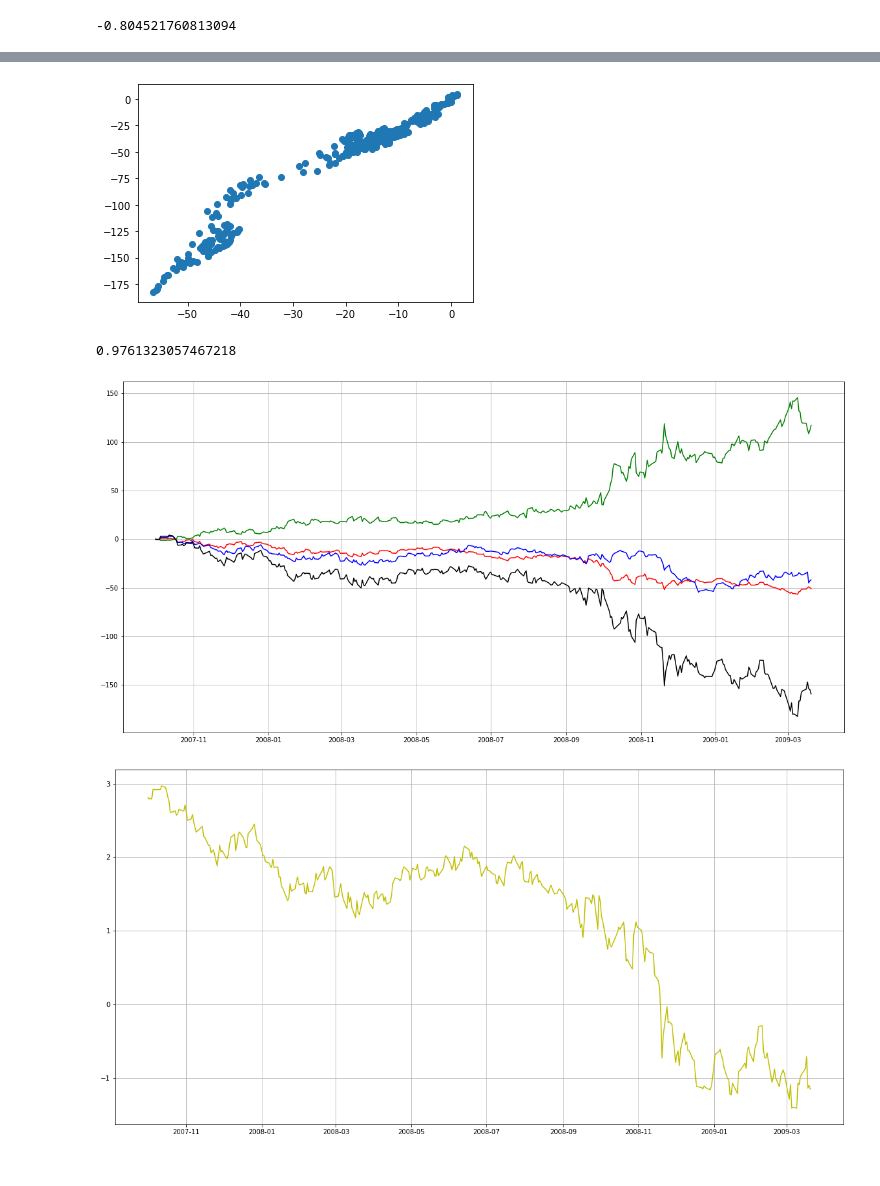
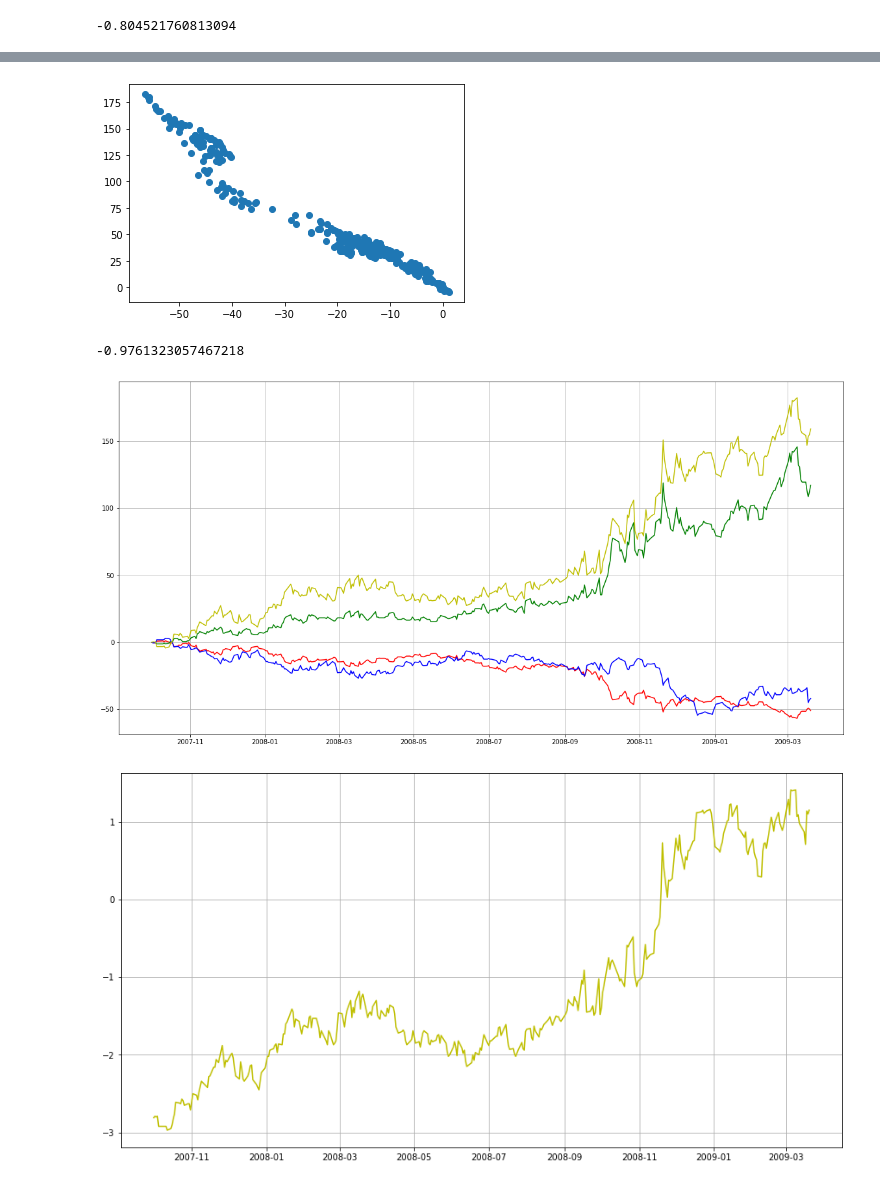
Before and after one commit to benji0815/Economic-Downturn-Data-Analysis, a Jupyter notebook: dev/gary/S&P5001M_DivYield_Treas10Yr.ipynb, the cells around one changed output, grey strips where cells are left out. Cells and saved outputs as stored; diff of their text form; code cells hidden in the pictures.

```diff
--- a/dev/gary/S&P5001M_DivYield_Treas10Yr.ipynb
+++ b/dev/gary/S&P5001M_DivYield_Treas10Yr.ipynb
@@ -199,7 +199,7 @@ analyze_dates_df.head(5)
 sp500_tot_ret = []
 sp500_divyld_tot_ret = []
 treas_yld_tot_ret = []
-treas_less_divyld_tot_ret = []
+divyld_less_treas_tot_ret = []
 
 start_price = analyze_dates_df["S&P 500 Close Price"].iloc[0]
 start_div_yield = analyze_dates_df["S&P 500 Dividend Yield"].iloc[0]
@@ -219,8 +219,8 @@ for index, row in analyze_dates_df.iterrows():
     tot_ret_treas_yield = (treas_yield_row - start_treas_yield) / start_treas_yield * 100
     treas_yld_tot_ret.append(round(tot_ret_treas_yield, 2))
 
-    treas_less_divyld = tot_ret_treas_yield - tot_ret_div_yld
-    treas_less_divyld_tot_ret.append(round(treas_less_divyld, 2))
+    divyld_less_treas = tot_ret_div_yld - tot_ret_treas_yield
+    divyld_less_treas_tot_ret.append(round(divyld_less_treas, 2))
 
 #print((sp500_tot_ret))
 #print((sp500_divyld_tot_ret))
@@ -239,15 +239,15 @@ analyze_metrics_df = pd.DataFrame({
     "S&P 500 Close Price": analyze_dates_df["S&P 500 Close Price"],
     "S&P 500 Dividend Yield": analyze_dates_df["S&P 500 Dividend Yield"],
     "US Treasury Yield": analyze_dates_df["US Treasury Yield"],
-    "Treas Yld - Div Yld": analyze_dates_df["US Treasury Yield"] - analyze_dates_df["S&P 500 Dividend Yield"],
+    "Div Yld - Treas Yld": analyze_dates_df["S&P 500 Dividend Yield"] - analyze_dates_df["US Treasury Yield"],
     "S&P 500 Total Return": sp500_tot_ret,
     "S&P 500 DivYld Total Return": sp500_divyld_tot_ret,
     "Treasury Yld Total Return": treas_yld_tot_ret,
-    "Treas Yld Tot Ret - Div Yld Tot Ret": treas_less_divyld_tot_ret,
+    "Div Yld Tot Ret - Treas Yld Tot Ret": divyld_less_treas_tot_ret,
     "S&P 500 Daily Return": analyze_dates_df["S&P 500 % Return"],
     "S&P 500 Dividend Yield Daily Return": analyze_dates_df["Div Yield % Return"],
     "US Treasury Yield Daily Return": analyze_dates_df["Treasury Yield % Return"],
-    "Treas Yld Daily Return - Div Yld Daily Return": analyze_dates_df["Treasury Yield % Return"] - analyze_dates_df["Div Yield % Return"]
+    "Div Yld Daily Return - Treas Yld Daily Return": analyze_dates_df["Div Yield % Return"] - analyze_dates_df["Treasury Yield % Return"]
 })
 
 #analyze_dates_df["S&P 500 Total Return"] = sp500_tot_ret
@@ -259,7 +259,7 @@ analyze_metrics_df = pd.DataFrame({
 print(analyze_metrics_df.isnull().sum())
 print(analyze_metrics_df.shape)
 
-analyze_metrics_df.head(50)
+analyze_metrics_df.head(5)
 # %% [output]
 Date                                             0
 S&P 500 Close Price                              0
@@ -368,26 +566,26 @@ print(correlation)
 # %%
-plt.scatter(analyze_metrics_df["S&P 500 Total Return"], analyze_metrics_df["Treas Yld Tot Ret - Div Yld Tot Ret"])
+plt.scatter(analyze_metrics_df["S&P 500 Total Return"], analyze_metrics_df["Div Yld Tot Ret - Treas Yld Tot Ret"])
 plt.show()
 
-correlation = st.pearsonr(analyze_metrics_df["S&P 500 Total Return"], analyze_metrics_df["Treas Yld Tot Ret - Div Yld Tot Ret"])[0]
+correlation = st.pearsonr(analyze_metrics_df["S&P 500 Total Return"], analyze_metrics_df["Div Yld Tot Ret - Treas Yld Tot Ret"])[0]
 print(correlation)
 # %% [output]
-[figure, old version]
+[figure, new version]
-0.9761323057467218
+-0.9761323057467218
 # %%
 fig = plt.figure(figsize=(20,10))
 plt.plot(analyze_metrics_df["Date"], analyze_metrics_df["S&P 500 Total Return"], "r-")
 plt.plot(analyze_metrics_df["Date"], analyze_metrics_df["S&P 500 DivYld Total Return"], "g-")
 plt.plot(analyze_metrics_df["Date"], analyze_metrics_df["Treasury Yld Total Return"], "b-")
-plt.plot(analyze_metrics_df["Date"], analyze_metrics_df["Treas Yld Tot Ret - Div Yld Tot Ret"], "k-")
+plt.plot(analyze_metrics_df["Date"], analyze_metrics_df["Div Yld Tot Ret - Treas Yld Tot Ret"], "y-")
 plt.grid(alpha=3)
 plt.show()
 # %% [output]
-[figure, old version]
+[figure, new version]
 # %%
-fig = plt.figure(figsize=(20,10))
-plt.plot(analyze_metrics_df["Date"], analyze_metrics_df["Treas Yld - Div Yld"], "y-")
+fig = plt.figure(figsize=(15,8))
+plt.plot(analyze_metrics_df["Date"], analyze_metrics_df["Div Yld - Treas Yld"], "y-")
 plt.grid(alpha=3)
 plt.show()
 # %% [output]
-[figure, old version]
+[figure, new version]
```
Also changed, not shown: parts of 12 cells of this notebook.
